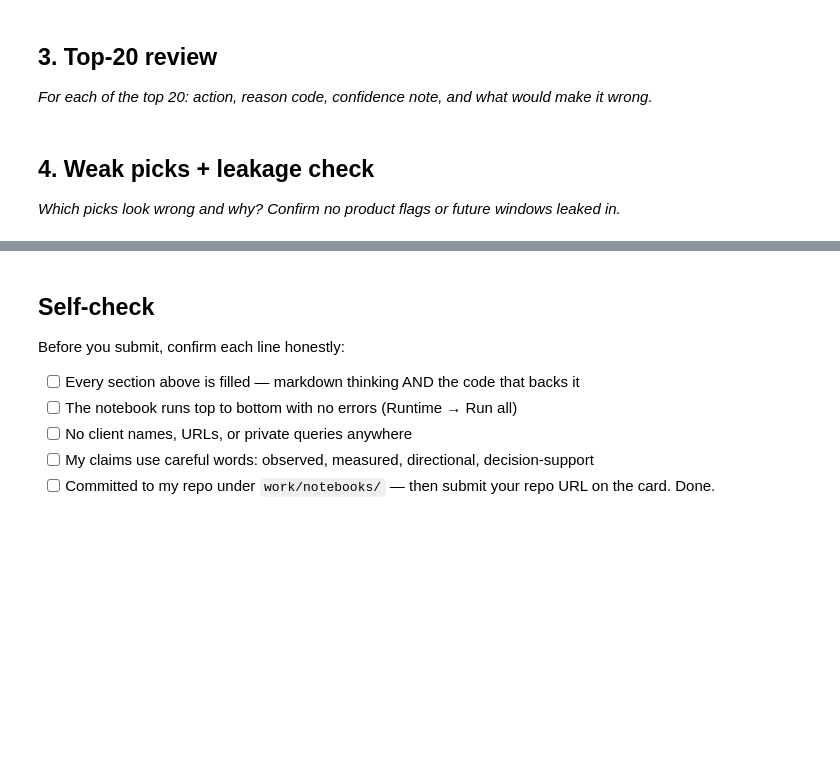
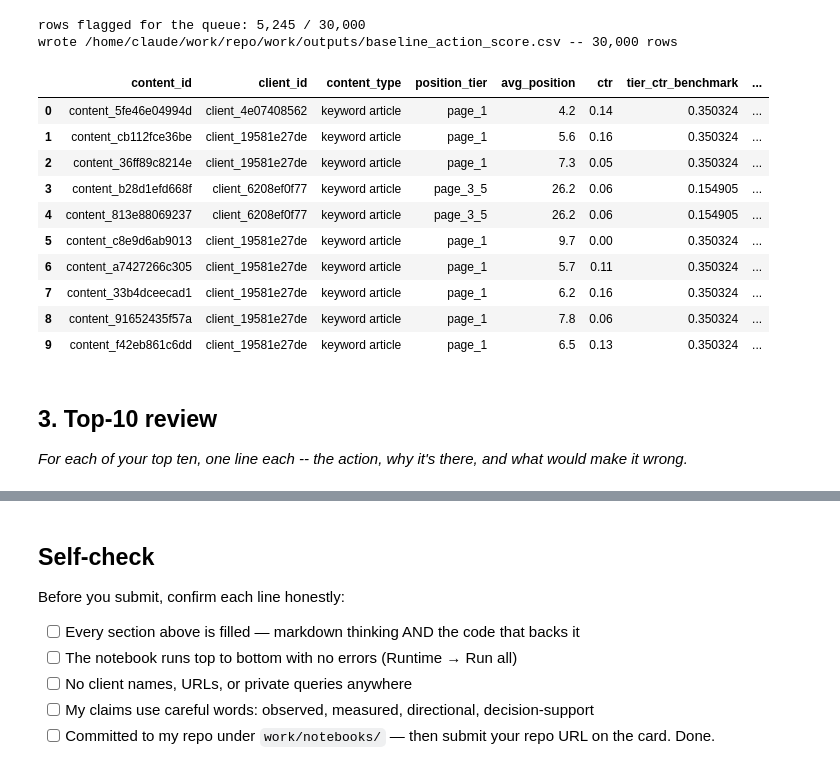
Before and after one commit to Shwetabh1013/flyrank-ml-internship-shwetabh, a Jupyter notebook: work/notebooks/w04_baseline_score.ipynb, the cells around one changed output, grey strips where cells are left out. Drawn from its saved outputs; the diff is of its cells as text; code cells hidden in the pictures; blank space fills up the shorter version.

Commit message:
W04: baseline action score, signal checks, top-10 review

```diff
--- a/work/notebooks/w04_baseline_score.ipynb
+++ b/work/notebooks/w04_baseline_score.ipynb
@@ -17,8 +86,56 @@ This skeleton is yours to fill. Work the sections **in order** — each one has
+# %%
+# tier CTR benchmark, computed the same weighted way as Signal B above
+position_order = ["top_3", "page_1", "striking", "page_3_5", "deep"]
+tier_ctr = (
+    df[df["position_tier"].isin(position_order)]
+      .groupby("position_tier")
+      .apply(lambda g: g["clicks_90d"].sum() / g["impressions_90d"].sum() * 100)
+)
+df["tier_ctr_benchmark"] = df["position_tier"].map(tier_ctr)
+
+# the rule -- readable on purpose, no fitted weights
+stale = (df["days_since_last_update"] >= 91).astype(int)
+ctr_gap = (
+    (df["ctr"] < 0.5 * df["tier_ctr_benchmark"]) & df["position_tier"].isin(position_order)
+).astype(int)
+
+df["score"] = stale * ctr_gap * df["impressions_90d"]
+df["reason_code"] = "stale_and_ctr_underperform"
+df["action"] = df["score"].apply(lambda s: "refresh_priority" if s > 0 else "no_action")
+
+n_flagged = (df["score"] > 0).sum()
+print(f"rows flagged for the queue: {n_flagged:,} / {len(df):,}")
+
+queue_cols = [
+    "content_id", "client_id", "content_type", "position_tier", "avg_position",
+    "ctr", "tier_ctr_benchmark", "days_since_last_update", "freshness_tier",
+    "impressions_90d", "clicks_90d", "trend_direction", "score", "reason_code", "action",
+]
+queue = df[queue_cols].sort_values("score", ascending=False).reset_index(drop=True)
+
+# resolve via the real (symlink-free) location of the data file, so this lands
+# in work/outputs/ correctly whether we run from repo root or from work/notebooks/
+repo_root = csv_path.resolve().parents[2]
+out_path = repo_root / "work/outputs/baseline_action_score.csv"
+out_path.parent.mkdir(parents=True, exist_ok=True)
+queue.to_csv(out_path, index=False)
+print(f"wrote {out_path} -- {len(queue):,} rows")
+queue.head(10)
+# %% [output]
+rows flagged for the queue: 5,245 / 30,000
+wrote /home/claude/work/repo/work/outputs/baseline_action_score.csv -- 30,000 rows
+|  | content_id | client_id | content_type | position_tier | avg_position | ctr | tier_ctr_benchmark | ... |
+| 0 | content_5fe46e04994d | client_4e07408562 | keyword article | page_1 | 4.2 | 0.14 | 0.350324 | ... |
+| 1 | content_cb112fce36be | client_19581e27de | keyword article | page_1 | 5.6 | 0.16 | 0.350324 | ... |
+| 2 | content_36ff89c8214e | client_19581e27de | keyword article | page_1 | 7.3 | 0.05 | 0.350324 | ... |
+| 3 | content_b28d1efd668f | client_6208ef0f77 | keyword article | page_3_5 | 26.2 | 0.06 | 0.154905 | ... |
+| 4 | content_813e88069237 | client_6208ef0f77 | keyword article | page_3_5 | 26.2 | 0.06 | 0.154905 | ... |
+| 5 | content_c8e9d6ab9013 | client_19581e27de | keyword article | page_1 | 9.7 | 0.00 | 0.350324 | ... |
+| 6 | content_a7427266c305 | client_19581e27de | keyword article | page_1 | 5.7 | 0.11 | 0.350324 | ... |
+| 7 | content_33b4dceecad1 | client_19581e27de | keyword article | page_1 | 6.2 | 0.16 | 0.350324 | ... |
+| 8 | content_91652435f57a | client_19581e27de | keyword article | page_1 | 7.8 | 0.06 | 0.350324 | ... |
+| 9 | content_f42eb861c6dd | client_19581e27de | keyword article | page_1 | 6.5 | 0.13 | 0.350324 | ... |
 # %% [markdown]
-## 3. Top-20 review
+## 3. Top-10 review
 
-*For each of the top 20: action, reason code, confidence note, and what would make it wrong.*
+*For each of your top ten, one line each -- the action, why it's there, and what would make it wrong.*
-# %% [markdown]
-## 4. Weak picks + leakage check
-
-*Which picks look wrong and why? Confirm no product flags or future windows leaked in.*
```
Also changed, not shown: parts of 9 cells of this notebook.
